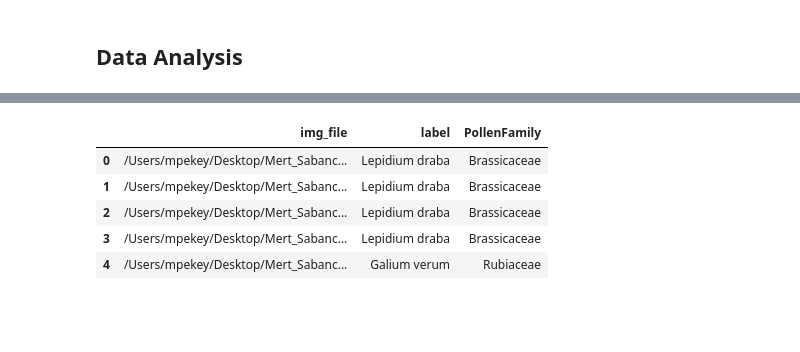
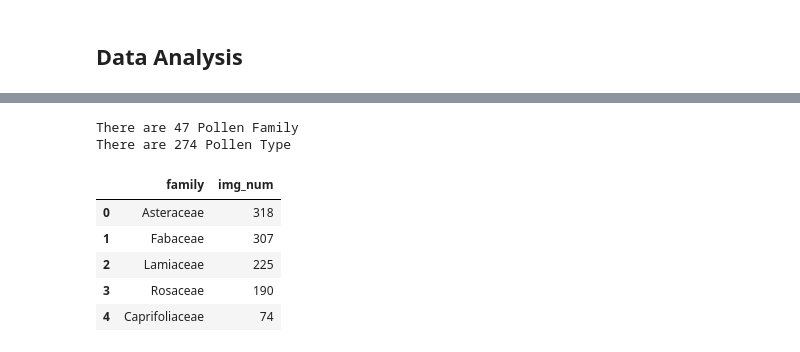
Before and after one commit to mertpekey/HoneyPollenClassification, a Jupyter notebook: notebooks/data_analysis.ipynb, the cells around one changed output, grey strips where cells are left out. Saved outputs shown, nothing was run; the diff lists cells and outputs as text; code cells hidden in the pictures; blank space fills up the shorter version.

```diff
--- a/notebooks/data_analysis.ipynb
+++ b/notebooks/data_analysis.ipynb
@@ -15,7 +16,7 @@ import numpy as np
 # %% [markdown]
 ## Dataset
 # %%
-DATA_ROOT = '/Users/mpekey/Desktop/Mert_SabanciUniv/CS518/HoneyPollenClassification/dataset'
+DATA_ROOT = '/Users/mpekey/Desktop/Mert_SabanciUniv/CS518/HoneyPollenClassification/dataset_resized'
 # %%
 def get_pollen_family(pollen_type):
 
@@ -103,7 +104,7 @@ def get_pollen_family(pollen_type):
         return 'Ranunculaceae'
     elif pollen_type in ['Paliurus spina-christi']:
         return 'Rhamnaceae'
-    elif pollen_type in ['Crateagus orientalis','Crateagus monogyna','Potentilla inclinata','Rosaceae','Sanguisorba minör','Agrimonia repens','Cotoneaster nummularius','Crataegus orientalis','Crataegus monogyna','Filipendula ulmaria','Malus sylvestris','Potentilla anatolica','Potentilla argentea','Prunus divaricata','ursina','Pyrus elaeagnifolia','Rosa canina','Rosa foetida','Rubus caesius','Rubus sanctus','Sanguisorba minor','lasiocarpa','Sorbus torminalis','Filipendula sp','Potentilla sp','Rosa canina']:
+    elif pollen_type in ['Crateagus orientalis','Crateagus monogyna','Potentilla inclinata','Rosaceae','Sanguisorba minör','Sanguisorba min”r','Agrimonia repens','Cotoneaster nummularius','Crataegus orientalis','Crataegus monogyna','Filipendula ulmaria','Malus sylvestris','Potentilla anatolica','Potentilla argentea','Prunus divaricata','ursina','Pyrus elaeagnifolia','Rosa canina','Rosa foetida','Rubus caesius','Rubus sanctus','Sanguisorba minor','lasiocarpa','Sorbus torminalis','Filipendula sp','Potentilla sp','Rosa canina']:
         return 'Rosaceae'
     elif pollen_type in ['Galium consanguineum','Galium verum','Galium sp']:
         return 'Rubiaceae'
@@ -128,7 +129,7 @@ def get_dataset_roots(dir_path):
 
     for dirpath, dirnames, filenames in os.walk(dir_path):
         class_name = dirpath.split('/')[-1]
-        if class_name != 'dataset':
+        if class_name != 'dataset_resized':
             for filename in os.listdir(dirpath):
                 class_dict[os.path.join(dir_path, class_name, filename)] = class_name
 
@@ -338,9 +243,15 @@ xd[xd['label'] > 3]
+# %%
+print(f'There are {family_amt_df.shape[0]} Pollen Family')
+print(f'There are {type_amt_df.shape[0]} Pollen Type')
+# %% [output]
+There are 47 Pollen Family
+There are 274 Pollen Type
 # %%
-pollen_df.head()
+family_amt_df.head()
 # %% [output]
-|  | img_file | label | PollenFamily |
-| 0 | /Users/mpekey/Desktop/Mert_Sabanc... | Lepidium draba | Brassicaceae |
-| 1 | /Users/mpekey/Desktop/Mert_Sabanc... | Lepidium draba | Brassicaceae |
-| 2 | /Users/mpekey/Desktop/Mert_Sabanc... | Lepidium draba | Brassicaceae |
-| 3 | /Users/mpekey/Desktop/Mert_Sabanc... | Lepidium draba | Brassicaceae |
-| 4 | /Users/mpekey/Desktop/Mert_Sabanc... | Galium verum | Rubiaceae |
+|  | family | img_num |
+| 0 | Asteraceae | 318 |
+| 1 | Fabaceae | 307 |
+| 2 | Lamiaceae | 225 |
+| 3 | Rosaceae | 190 |
+| 4 | Caprifoliaceae | 74 |
```
Also changed, not shown: parts of 27 cells of this notebook, 10 other files.
